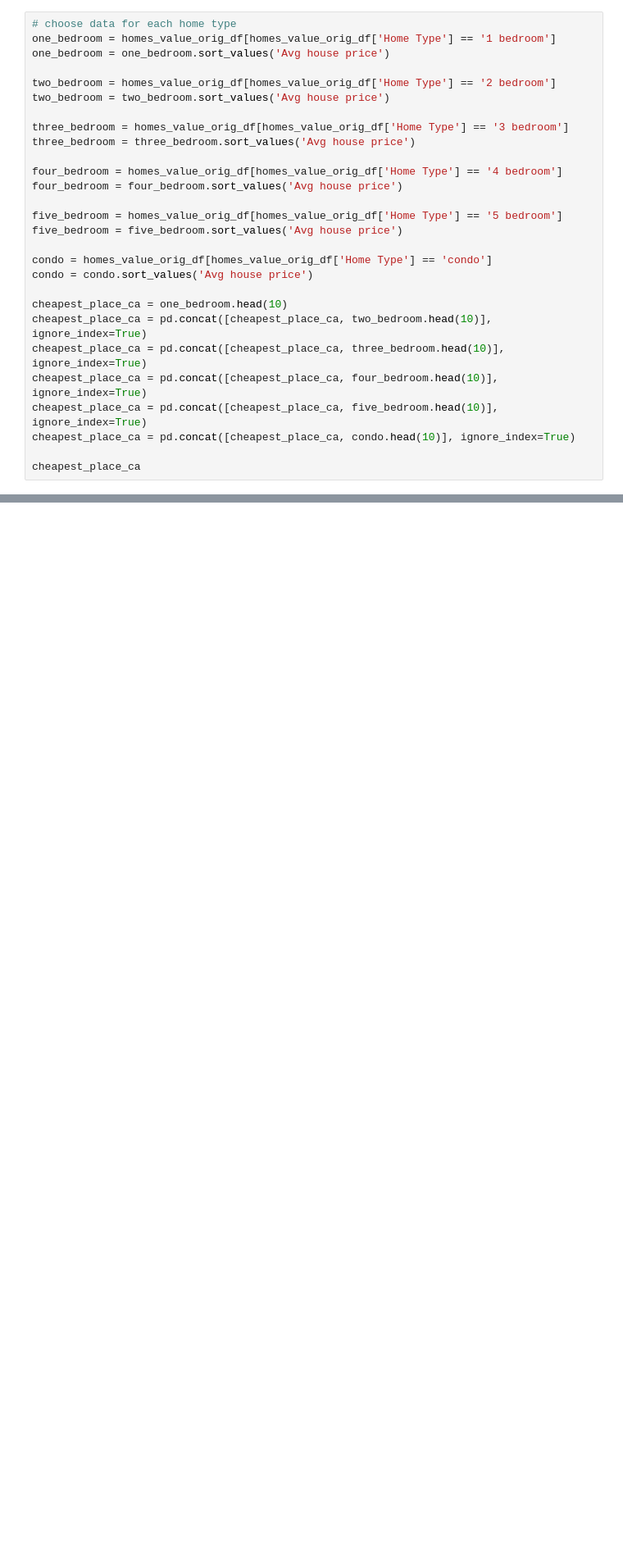
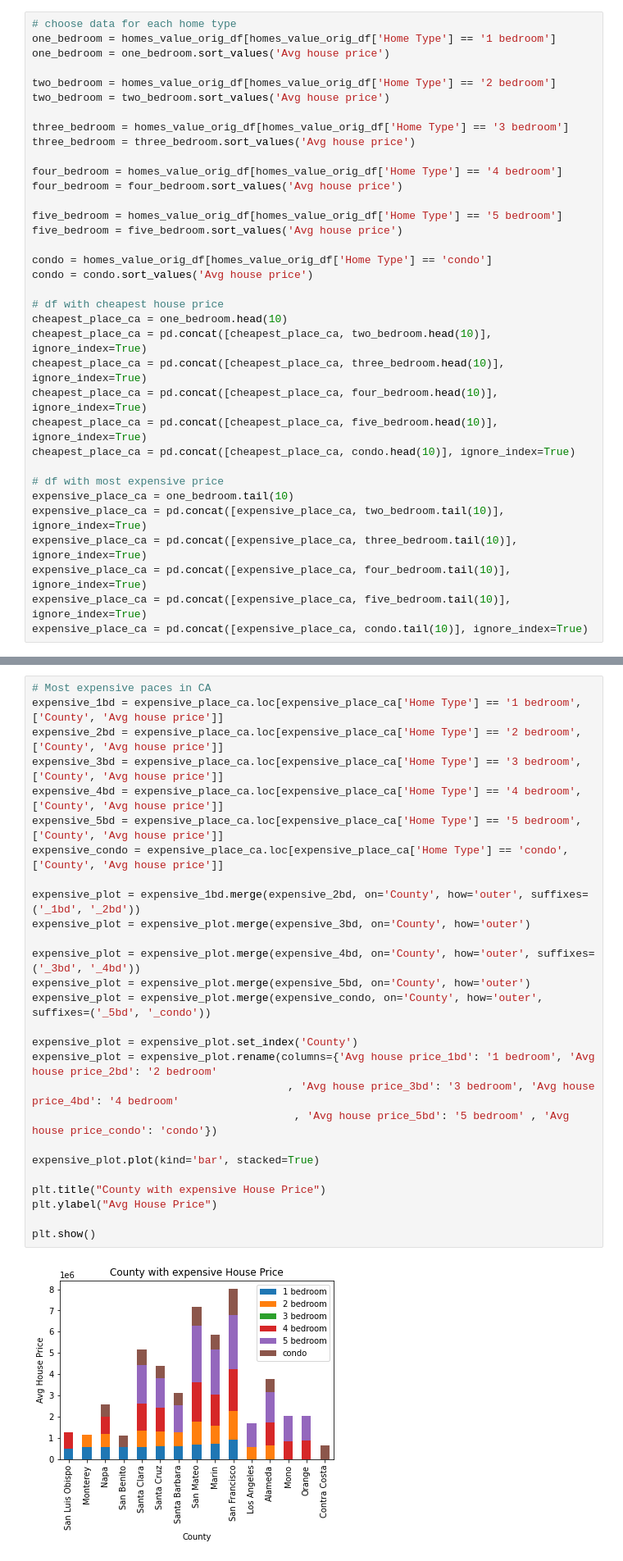
Before and after one commit to 52Godfrey/BestCityToLiveCA, a Jupyter notebook: Analisys.ipynb, the cells around one changed output, grey strips where cells are left out. Shown at 82% size. Drawn from its saved outputs; the diff is of its cells as text; blank space fills up the shorter version.

```diff
--- a/Analisys.ipynb
+++ b/Analisys.ipynb
@@ -52,6 +46,7 @@ five_bedroom = five_bedroom.sort_values('Avg house price')
 condo = homes_value_orig_df[homes_value_orig_df['Home Type'] == 'condo']
 condo = condo.sort_values('Avg house price')
 
+# df with cheapest house price
 cheapest_place_ca = one_bedroom.head(10)
 cheapest_place_ca = pd.concat([cheapest_place_ca, two_bedroom.head(10)], ignore_index=True)
 cheapest_place_ca = pd.concat([cheapest_place_ca, three_bedroom.head(10)], ignore_index=True)
@@ -59,5 +54,11 @@ cheapest_place_ca = pd.concat([cheapest_place_ca, four_bedroom.head(10)], ignore
 cheapest_place_ca = pd.concat([cheapest_place_ca, five_bedroom.head(10)], ignore_index=True)
 cheapest_place_ca = pd.concat([cheapest_place_ca, condo.head(10)], ignore_index=True)
 
-cheapest_place_ca
+# df with most expensive price
+expensive_place_ca = one_bedroom.tail(10)
+expensive_place_ca = pd.concat([expensive_place_ca, two_bedroom.tail(10)], ignore_index=True)
+expensive_place_ca = pd.concat([expensive_place_ca, three_bedroom.tail(10)], ignore_index=True)
+expensive_place_ca = pd.concat([expensive_place_ca, four_bedroom.tail(10)], ignore_index=True)
+expensive_place_ca = pd.concat([expensive_place_ca, five_bedroom.tail(10)], ignore_index=True)
+expensive_place_ca = pd.concat([expensive_place_ca, condo.tail(10)], ignore_index=True)
 # %% [output]
@@ -100,0 +98,29 @@ plt.show()
+# %%
+# Most expensive paces in CA
+expensive_1bd = expensive_place_ca.loc[expensive_place_ca['Home Type'] == '1 bedroom', ['County', 'Avg house price']]
+expensive_2bd = expensive_place_ca.loc[expensive_place_ca['Home Type'] == '2 bedroom', ['County', 'Avg house price']]
+expensive_3bd = expensive_place_ca.loc[expensive_place_ca['Home Type'] == '3 bedroom', ['County', 'Avg house price']]
+expensive_4bd = expensive_place_ca.loc[expensive_place_ca['Home Type'] == '4 bedroom', ['County', 'Avg house price']]
+expensive_5bd = expensive_place_ca.loc[expensive_place_ca['Home Type'] == '5 bedroom', ['County', 'Avg house price']]
+expensive_condo = expensive_place_ca.loc[expensive_place_ca['Home Type'] == 'condo', ['County', 'Avg house price']]
+
+expensive_plot = expensive_1bd.merge(expensive_2bd, on='County', how='outer', suffixes=('_1bd', '_2bd'))
+expensive_plot = expensive_plot.merge(expensive_3bd, on='County', how='outer')
+
+expensive_plot = expensive_plot.merge(expensive_4bd, on='County', how='outer', suffixes=('_3bd', '_4bd'))
+expensive_plot = expensive_plot.merge(expensive_5bd, on='County', how='outer')
+expensive_plot = expensive_plot.merge(expensive_condo, on='County', how='outer', suffixes=('_5bd', '_condo'))
+
+expensive_plot = expensive_plot.set_index('County')
+expensive_plot = expensive_plot.rename(columns={'Avg house price_1bd': '1 bedroom', 'Avg house price_2bd': '2 bedroom'
+                                        , 'Avg house price_3bd': '3 bedroom', 'Avg house price_4bd': '4 bedroom'
+                                         , 'Avg house price_5bd': '5 bedroom' , 'Avg house price_condo': 'condo'})
+
+expensive_plot.plot(kind='bar', stacked=True)
+
+plt.title("County with expensive House Price")
+plt.ylabel("Avg House Price")
+
+plt.show()
+# %% [output]
+[figure, added]
```
Also changed, not shown: parts of 13 cells of this notebook, 1 other file.
